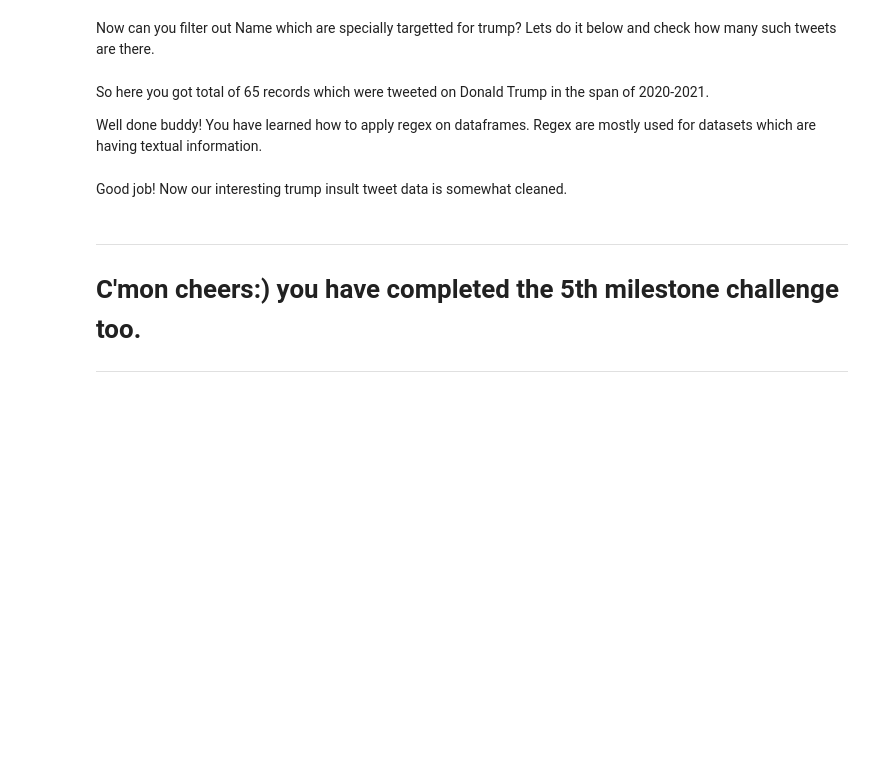
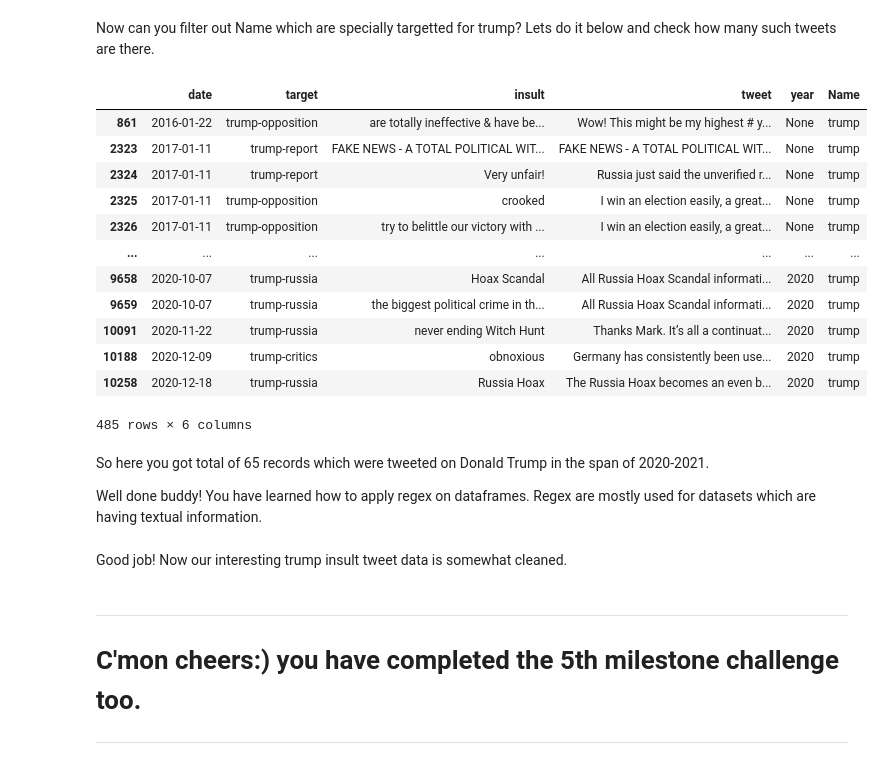
Before and after one commit to sureshmecad/CloudyML-AI-FOR-ALL, a Jupyter notebook: 6_Data_Cleaning_CloudyML.ipynb, the cells around one changed output. Saved outputs shown, nothing was run; the diff lists cells and outputs as text; code cells hidden in the pictures; blank space fills up the shorter version.

```diff
--- a/6_Data_Cleaning_CloudyML.ipynb
+++ b/6_Data_Cleaning_CloudyML.ipynb
@@ -727,15 +774,20 @@ cool right!
 You got some null values after applying above function. Lets drop them using dropna function. Also drop 'Unnamed: 0' column as it does not give any information.
 # %%
 #drop na and Unnamed: 0 column
+tweet_data.dropna(inplace=True)
+tweet_data.drop(['Unnamed: 0'], axis=1, inplace=True)
 # %% [markdown]
 **3. sub() Function**
 
 Now you have filtered the dataset with 2739 rows. Let's remove all @ from tweet column suing re sub() function.
 # %%
 # create a function which takes tweet as parameter and applies regex on it
-
+def tweet(tweet):
+  return re.sub(r'@', '', tweet)
 
 
 #use apply function on tweet_data to use above function in order to remove @ from tweets
+tweet_data['tweet'] = tweet_data['tweet'].apply(tweet)
 
 #tweet_data head
+tweet_data
@@ -743,14 +809,20 @@ Now you have filtered the dataset with 2739 rows. Let's remove all @ from tweet
 You can also use the sub function just in one line using list comprehension. Can you try doing it below?
 # %%
 # sub() suing list comprehension
+tweet_data['tweet'] = [re.sub(r'@', '', str(x)) for x in tweet_data['tweet']]
 # %% [markdown]
 **4. split() Function**
 
 Lets now split the column target by making another column Name which has name before hyphen("-")
 # %%
 # create a function which takes target as parameter and applies regex on it
-
+def name(target):
+  x = re.split("-", target, 1)
+  if x:
+    return x[0]
 
 #use apply function on tweet_data to use above function in order to create Name column
+tweet_data['Name'] = tweet_data['target'].apply(name)
 
 #tweet_data head
+tweet_data.head()
@@ -758,6 +837,21 @@ Lets now split the column target by making another column Name which has name be
 Now can you filter out Name which are specially targetted for trump? Lets do it below and check how many such tweets are there.
 # %%
 #filter Name which is euqals to trump
+tweet_data[tweet_data['Name']=='trump']
+# %% [output]
+|  | date | target | insult | tweet | year | Name |
+| 861 | 2016-01-22 | trump-opposition | are totally ineffective & have be... | Wow! This might be my highest # y... | None | trump |
+| 2323 | 2017-01-11 | trump-report | FAKE NEWS - A TOTAL POLITICAL WIT... | FAKE NEWS - A TOTAL POLITICAL WIT... | None | trump |
+| 2324 | 2017-01-11 | trump-report | Very unfair! | Russia just said the unverified r... | None | trump |
+| 2325 | 2017-01-11 | trump-opposition | crooked | I win an election easily, a great... | None | trump |
+| 2326 | 2017-01-11 | trump-opposition | try to belittle our victory with ... | I win an election easily, a great... | None | trump |
+| ... | ... | ... | ... | ... | ... | ... |
+| 9658 | 2020-10-07 | trump-russia | Hoax Scandal | All Russia Hoax Scandal informati... | 2020 | trump |
+| 9659 | 2020-10-07 | trump-russia | the biggest political crime in th... | All Russia Hoax Scandal informati... | 2020 | trump |
+| 10091 | 2020-11-22 | trump-russia | never ending Witch Hunt | Thanks Mark. It’s all a continuat... | 2020 | trump |
+| 10188 | 2020-12-09 | trump-critics | obnoxious | Germany has consistently been use... | 2020 | trump |
+| 10258 | 2020-12-18 | trump-russia | Russia Hoax | The Russia Hoax becomes an even b... | 2020 | trump |
+485 rows × 6 columns
 # %% [markdown]
 So here you got total of 65 records which were  tweeted on Donald Trump in the span of 2020-2021.
 
```
Also changed, not shown: parts of 11 cells of this notebook.
